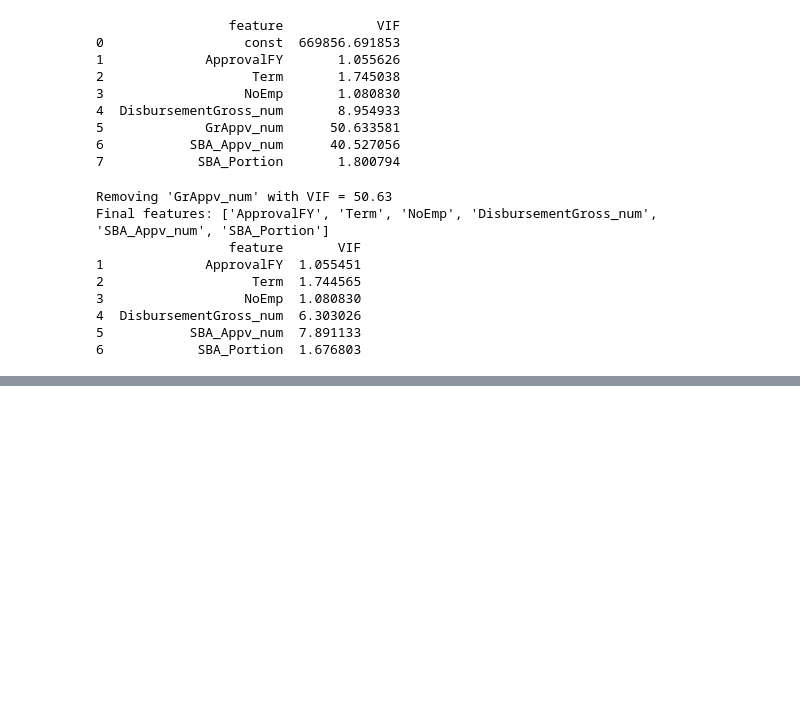
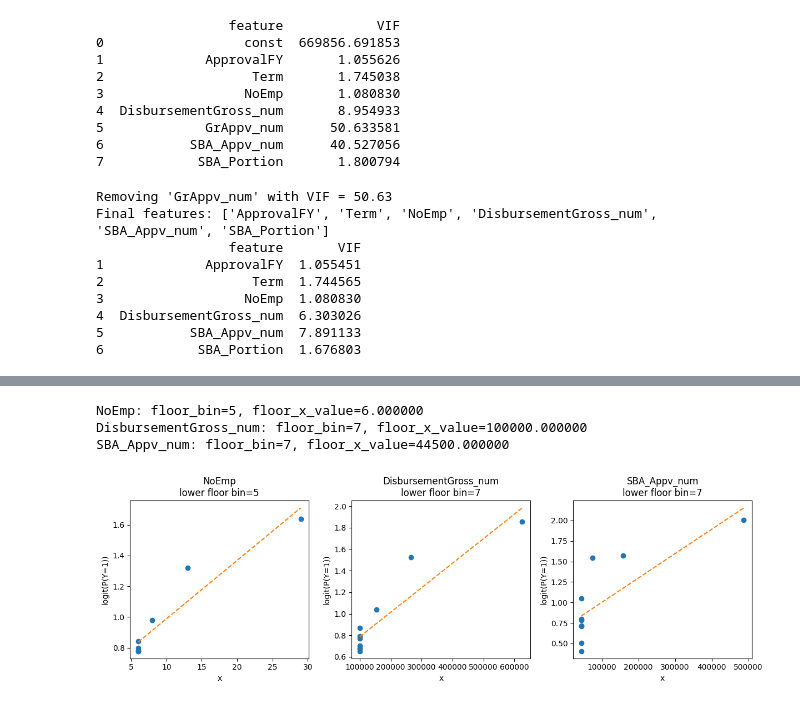
Before and after one commit to smatveev17/STAT-431-Final-Project, a Jupyter notebook: 02_eda/02_eda.ipynb, the cells around one changed output, grey strips where cells are left out. Saved outputs shown, nothing was run; the diff lists cells and outputs as text; code cells hidden in the pictures; blank space fills up the shorter version.

Commit message:
floored 3 vars

```diff
--- a/02_eda/02_eda.ipynb
+++ b/02_eda/02_eda.ipynb
@@ -422,0 +676,32 @@ Final features: ['ApprovalFY', 'Term', 'NoEmp', 'DisbursementGross_num', 'SBA_Ap
+# %%
+binned_logit_plot(
+    df=df,
+
+    predictors=[
+        "NoEmp",
+        "DisbursementGross_num",
+        "SBA_Appv_num"
+    ],
+
+    target="PaidInFull",
+
+    bins=10,
+
+    transform_predictors=[
+        "NoEmp",
+        "DisbursementGross_num",
+        "SBA_Appv_num"
+    ],
+
+    # floor LOWER bins upward
+    floor_bins={
+        "NoEmp": 5,
+        "DisbursementGross_num": 7,
+        "SBA_Appv_num": 7
+    }
+)
+# %% [output]
+NoEmp: floor_bin=5, floor_x_value=6.000000
+DisbursementGross_num: floor_bin=7, floor_x_value=100000.000000
+SBA_Appv_num: floor_bin=7, floor_x_value=44500.000000
+[figure, added]
```
Also changed, not shown: parts of 20 cells of this notebook.
